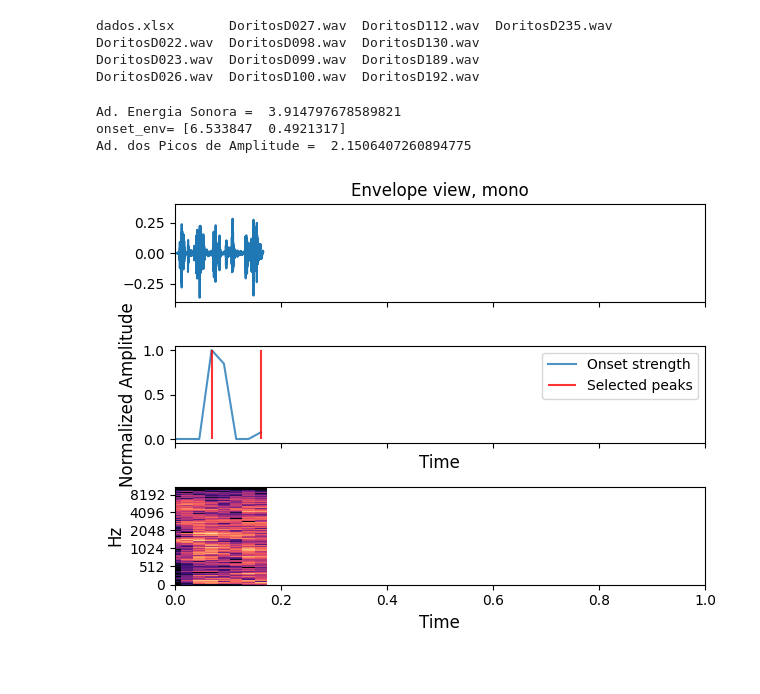
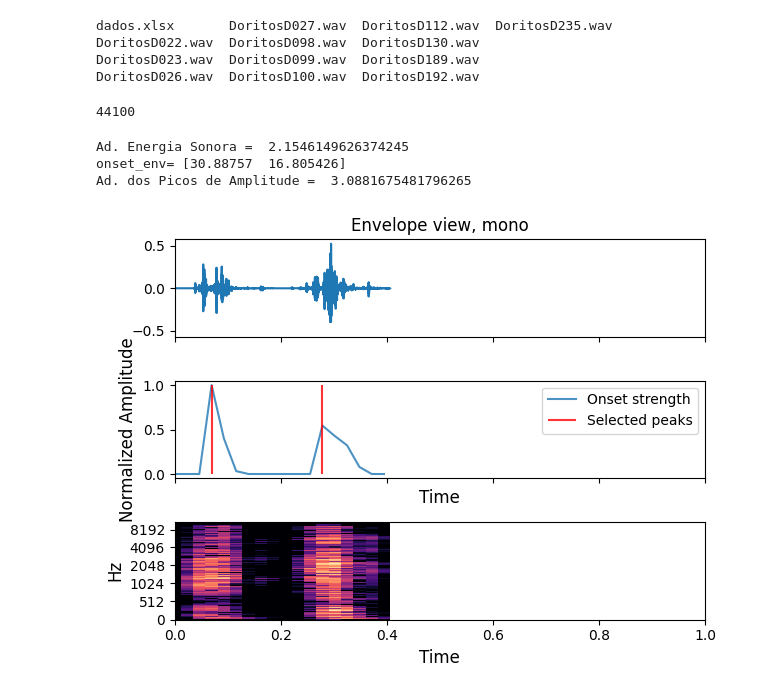
Before and after one commit to gdacanal/Crispy-API, a Jupyter notebook: Crispy_Simple_GCD.ipynb, the cells around one changed output. Saved outputs shown, nothing was run; the diff lists cells and outputs as text; code cells hidden in the pictures.

```diff
--- a/Crispy_Simple_GCD.ipynb
+++ b/Crispy_Simple_GCD.ipynb
@@ -16,7 +16,13 @@ DoritosD023.wav  DoritosD099.wav  DoritosD189.wav
 DoritosD026.wav  DoritosD100.wav  DoritosD192.wav
 # %%
 # Replace 'file' with the actual path to your audio file
-file = 'DoritosD026.wav'
+file = 'DoritosD099.wav'
+
+#get the original sample rate
+srread = librosa.get_samplerate(file)
+print(srread)
+# %% [output]
+44100
 # %%
 import os
 import numpy as np
@@ -24,7 +30,7 @@ import matplotlib.pyplot as plt
 import librosa
 import pandas as pd
 
-y, sr = librosa.load(file, duration=1.0)
+y, sr = librosa.load(file, sr=44100, duration=1.0)
 time = np.arange(0, len(y)) / sr
 
 # Ad. energia Sonora
@@ -81,34 +87,34 @@ ax[1].axis('tight')
 ax[1].set_xlabel('Time', fontsize=12)
 ax[1].set_xlim([0, 1])
 
 D = librosa.stft(y)
 librosa.display.specshow(librosa.amplitude_to_db(np.abs(D)**2, ref=np.max), y_axis='mel', x_axis='time', ax=ax[2])
 ax[2].set_xscale('linear')
 ax[2].set_ylabel('Hz', fontsize=12)
 ax[2].set_xlabel('Time', fontsize=12)
 ax[2].set_xlim([0, 1])
 
 plt.tight_layout()
 
 # Get the current working directory
 original_directory = os.getcwd()
 
 # Move up to the parent directory
 os.chdir("..")
 
 # Specify the filename for the figure
 figure_filename = f'{file}.png'
 
 # Save the figure in the parent directory
 plt.savefig(figure_filename)
 
 # Return to the original directory
 os.chdir(original_directory)
 
 # Show the plot
 plt.show()
 # %% [output]
-Ad. Energia Sonora =  3.914797678589821
-onset_env= [6.533847  0.4921317]
-Ad. dos Picos de Amplitude =  2.1506407260894775
+Ad. Energia Sonora =  2.1546149626374245
+onset_env= [30.88757  16.805426]
+Ad. dos Picos de Amplitude =  3.0881675481796265
-[figure, old version]
+[figure, new version]
```
Also changed, not shown: 1 other file.
